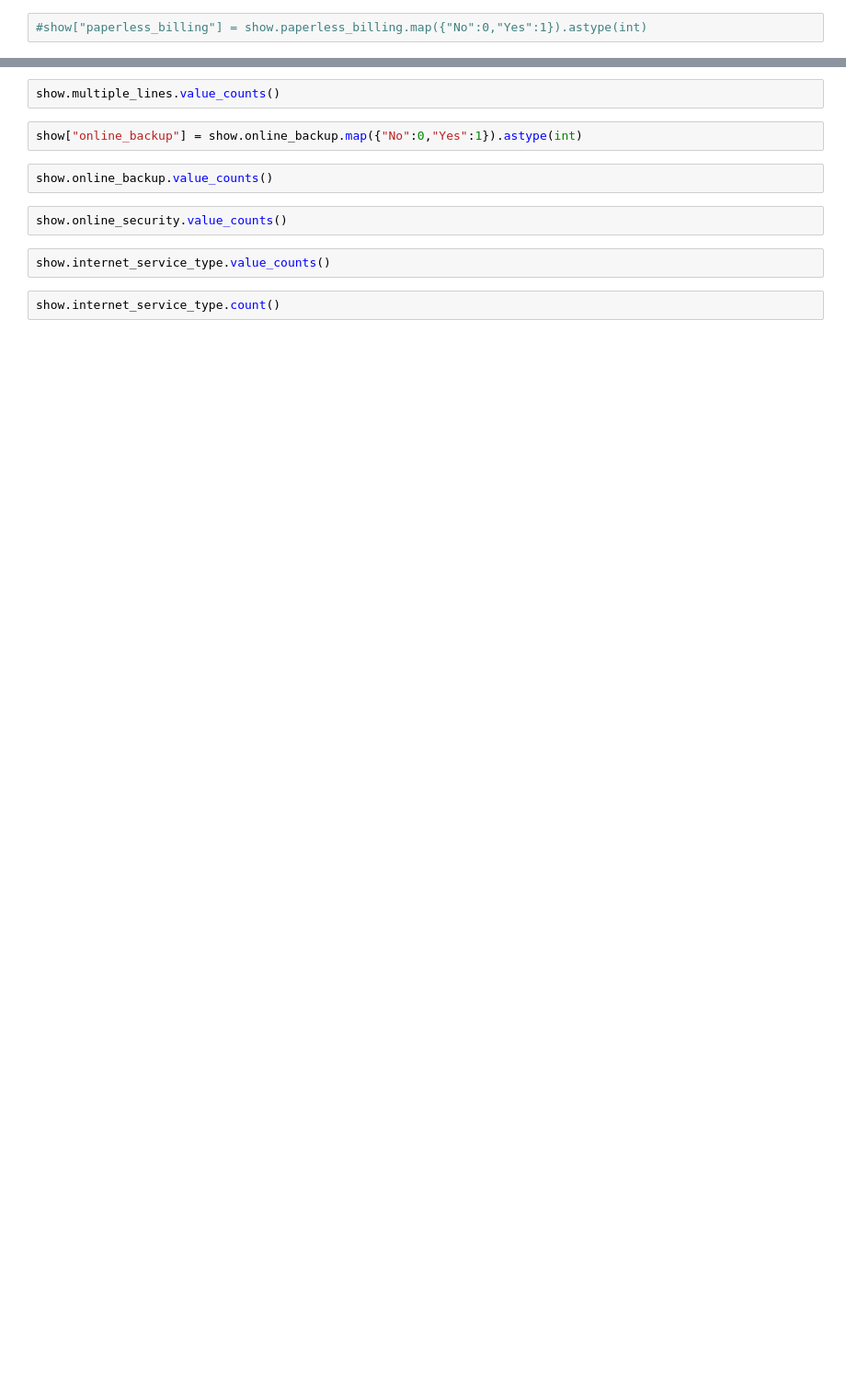
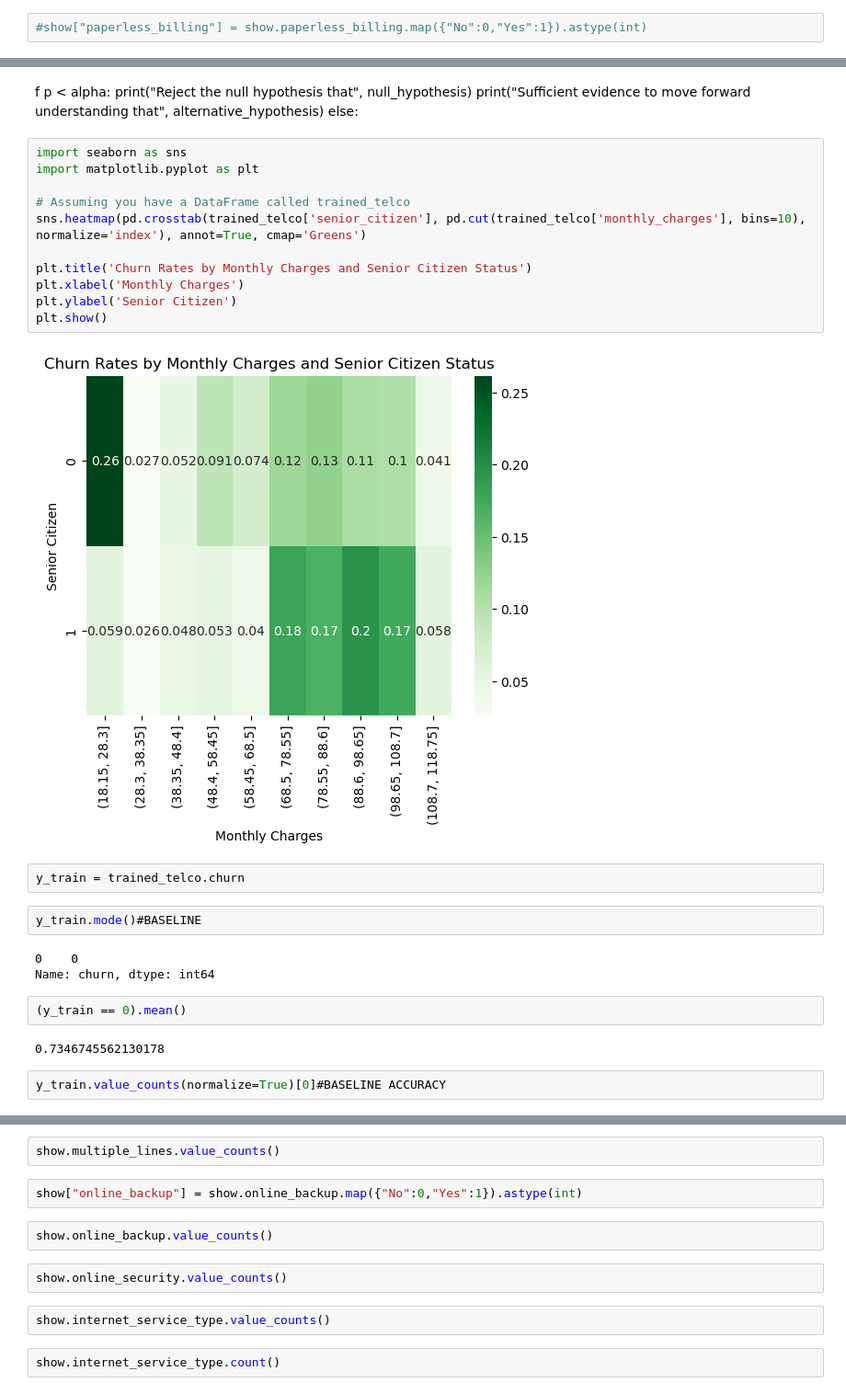
Before and after one commit to Kain-azzo/Classification-Project, a Jupyter notebook: Starting.ipynb, the cells around one changed output, grey strips where cells are left out. Shown at 92% size. Cells and saved outputs as stored; diff of their text form; blank space fills up the shorter version.

```diff
--- a/Starting.ipynb
+++ b/Starting.ipynb
@@ -200,0 +350,31 @@ show.fillna
+# %% [markdown]
+f p < alpha:
+    print("Reject the null hypothesis that", null_hypothesis)
+    print("Sufficient evidence to move forward understanding that", alternative_hypothesis)
+else:
+# %%
+import seaborn as sns
+import matplotlib.pyplot as plt
+
+# Assuming you have a DataFrame called trained_telco
+sns.heatmap(pd.crosstab(trained_telco['senior_citizen'], pd.cut(trained_telco['monthly_charges'], bins=10), normalize='index'), annot=True, cmap='Greens')
+
+plt.title('Churn Rates by Monthly Charges and Senior Citizen Status')
+plt.xlabel('Monthly Charges')
+plt.ylabel('Senior Citizen')
+plt.show()
+# %% [output]
+[figure, added]
+# %%
+y_train = trained_telco.churn
+# %%
+y_train.mode()#BASELINE
+# %% [output]
+0    0
+Name: churn, dtype: int64
+# %%
+(y_train == 0).mean()
+# %% [output]
+0.7346745562130178
+# %%
+y_train.value_counts(normalize=True)[0]#BASELINE ACCURACY
```
Also changed, not shown: parts of 93 cells of this notebook.
